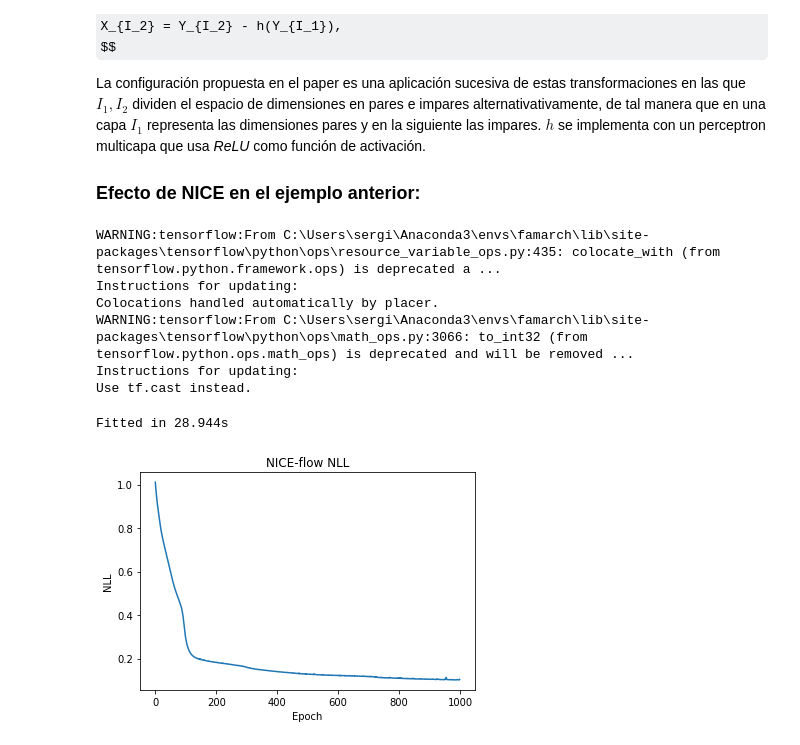
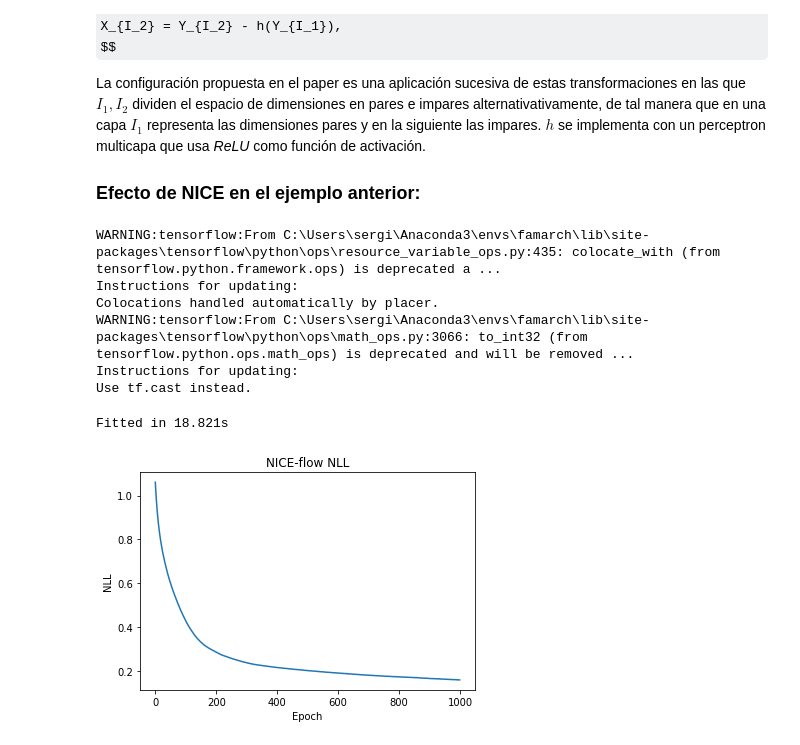
Before and after one commit to SergioAlvarezB/calibration-normalizing-flows, a Jupyter notebook: notebooks/resumen-verano.ipynb, the cells around one changed output. Cells and saved outputs as stored; diff of their text form; code cells hidden in the pictures; some formulas as TeX source.

```diff
--- a/notebooks/resumen-verano.ipynb
+++ b/notebooks/resumen-verano.ipynb
@@ -245,24 +247,24 @@ La configuración propuesta en el paper es una aplicación sucesiva de estas tra
 ### Efecto de NICE en el ejemplo anterior:
 # %%
 t0 = time.time()
-nice_cal = NiceCalibrator(logits, target, layers=4, hidden_size=[4, 4])
+nice_cal = NiceCalibrator(logits, target, layers=4, hidden_size=[3])
 print('Fitted in {:.3f}s'.format(time.time()-t0))
 
 # Plot training NLL
 plt.plot(nice_cal.history.history['loss'])
 plt.title('NICE-flow NLL')
 plt.ylabel('NLL')
 plt.xlabel('Epoch')
 plt.show()
 # %% [output]
 WARNING:tensorflow:From C:\Users\sergi\Anaconda3\envs\famarch\lib\site-packages\tensorflow\python\ops\resource_variable_ops.py:435: colocate_with (from tensorflow.python.framework.ops) is deprecated a ...
 Instructions for updating:
 Colocations handled automatically by placer.
 WARNING:tensorflow:From C:\Users\sergi\Anaconda3\envs\famarch\lib\site-packages\tensorflow\python\ops\math_ops.py:3066: to_int32 (from tensorflow.python.ops.math_ops) is deprecated and will be removed ...
 Instructions for updating:
 Use tf.cast instead.
-Fitted in 28.944s
+Fitted in 18.821s
-[figure, old version]
+[figure, new version]
 # %%
 cal_probs = nice_cal(logits)
 nll = neg_log_likelihood(cal_probs, target)
```
Also changed, not shown: parts of 9 cells of this notebook, 2 other files.
